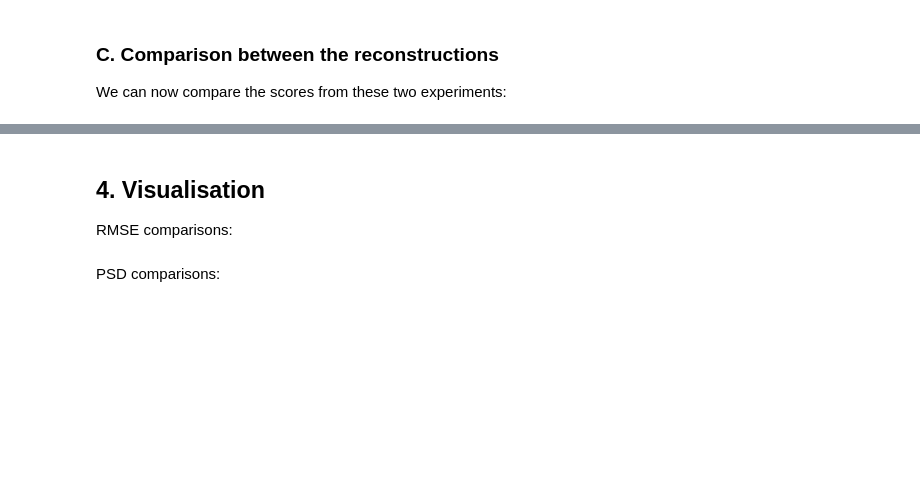
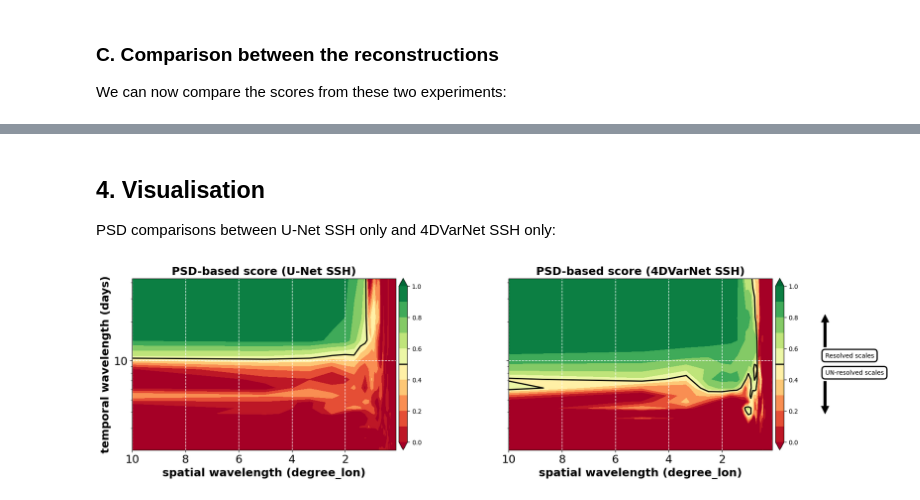
Before and after one commit to CIA-Oceanix/2023-OSSE-SSC-NATL60-GF, a Jupyter notebook: notebook.ipynb, the cells around one changed output, grey strips where cells are left out. Drawn from its saved outputs; the diff is of its cells as text; code cells hidden in the pictures; blank space fills up the shorter version.

```diff
--- a/notebook.ipynb
+++ b/notebook.ipynb
@@ -126,0 +97,6 @@ Data variables:
+# %%
+# Retrieving U-Net reconstructions
+rec_unet_ssh = xr.open_dataset(paths['unet_ssh'])
+rec_unet_ssh_sst = xr.open_dataset(paths['unet_ssh_sst'])
+
+rec_unet_ssh
@@ -126,0 +129,6 @@ Data variables:
+# %%
+# Retrieving 4DVarNet reconstructions
+rec_4dvarnet_ssh = xr.open_dataset(paths['4dvarnet_ssh'])
+rec_4dvarnet_ssh_sst = xr.open_dataset(paths['4dvarnet_ssh_sst'])
+
+rec_4dvarnet_ssh
@@ -133 +202,29 @@ scores_w_sst, scores_wo_sst = {}, {}
+# %%
+# SSH scores
+rmse_A, rmse_mu, rmse_sigma = rmse_based_scores(rec_4dvarnet_ssh.ssh, ref.ssh)
+tau_uv, tau_vort, tau_div, tau_strain = var_based_scores(rec_4dvarnet_ssh, ref)
+psd_4dvarnet_ssh, lambda_x, lambda_t = psd_based_scores(rec_4dvarnet_ssh.ssh, ref.ssh)
+
+scores_4dvarnet_ssh['µ'] = rmse_mu
+scores_4dvarnet_ssh['σ'] = rmse_sigma
+scores_4dvarnet_ssh['λ_x'] = lambda_x
+scores_4dvarnet_ssh['λ_t'] = lambda_t
+
+# u scores
+lambda_xu, lambda_tu = psd_based_scores(rec_4dvarnet_ssh.u, ref.u)[1:]
+
+scores_4dvarnet_ssh['λ_{x,u}'] = lambda_xu
+scores_4dvarnet_ssh['λ_{t,u}'] = lambda_tu
+
+# v scores
+lambda_xv, lambda_tv = psd_based_scores(rec_4dvarnet_ssh.v, ref.v)[1:]
+
+scores_4dvarnet_ssh['λ_{x,v}'] = lambda_xv
+scores_4dvarnet_ssh['λ_{t,v}'] = lambda_tv
+
+# Append the explainable variances to the scores
+scores_4dvarnet_ssh['τ_{u,v}'] = tau_uv
+scores_4dvarnet_ssh['τ_vort'] = tau_vort
+scores_4dvarnet_ssh['τ_div'] = tau_div
+scores_4dvarnet_ssh['τ_strain'] = tau_strain
 # %% [markdown]
@@ -217,4 +321,0 @@ pd.DataFrame(
-# %% [markdown]
-## 4. Visualisation
-
-RMSE comparisons:
@@ -223,2 +322,11 @@ RMSE comparisons:
-# %% [markdown]
-PSD comparisons:
+# %% [markdown]
+## 4. Visualisation
+
+PSD comparisons between U-Net SSH only and 4DVarNet SSH only:
+# %%
+psd_concat = xr.concat((psd_unet_ssh, psd_4dvarnet_ssh), dim='experiment')
+psd_concat['experiment'] = ['U-Net SSH', '4DVarNet SSH']
+
+plot_psd_score(psd_concat)
+# %% [output]
+[figure, added]
```
Also changed, not shown: parts of 34 cells of this notebook.
